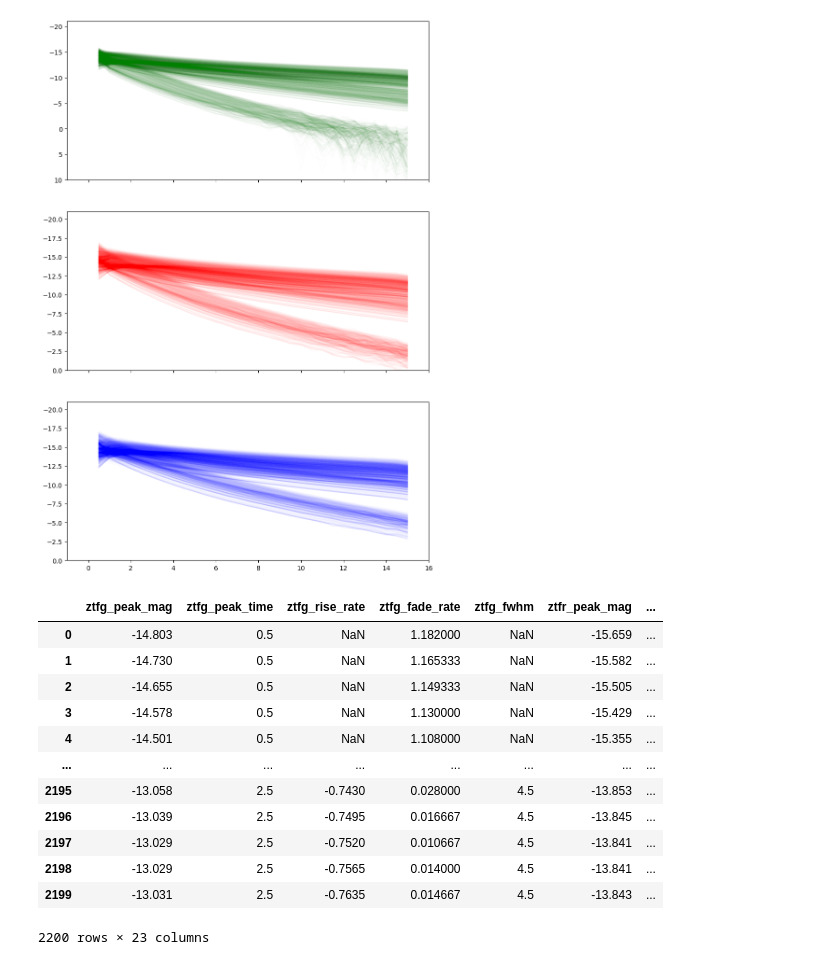
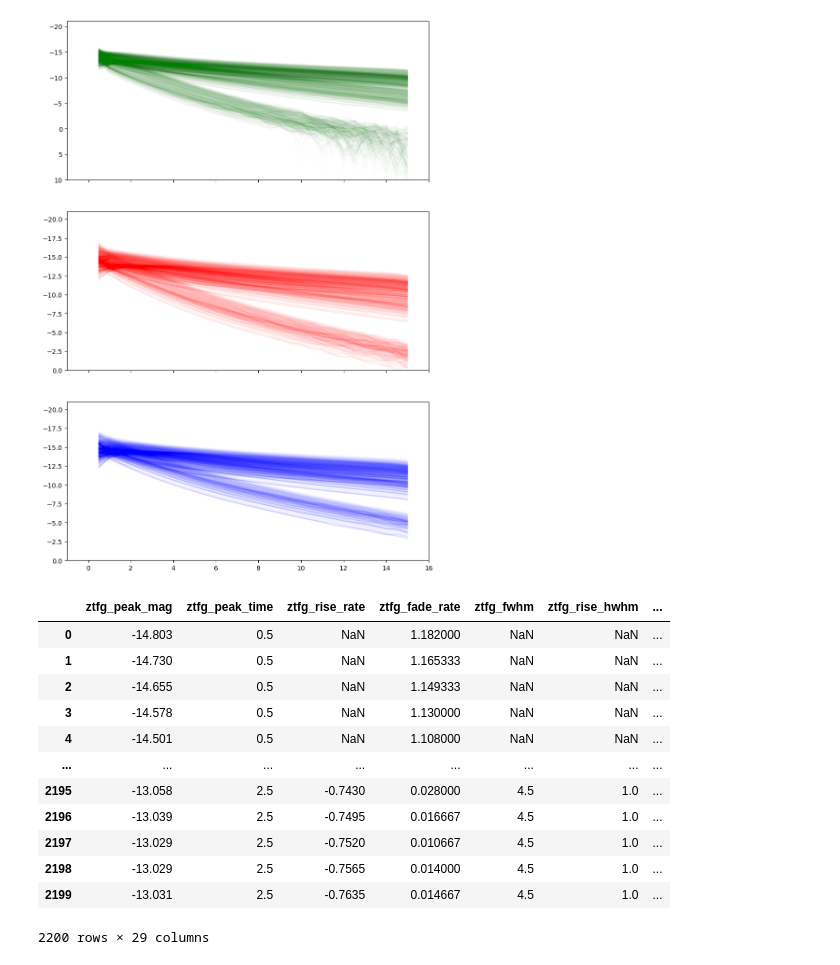
Before and after one commit to tylerbarna/kn-imposters, a Jupyter notebook: grid_calculations.ipynb, the cells around one changed output. Cells and saved outputs as stored; diff of their text form; code cells hidden in the pictures.

Commit message:
add hwhm calculations to grid

```diff
--- a/grid_calculations.ipynb
+++ b/grid_calculations.ipynb
@@ -238,9 +238,13 @@ def calc_fwhm(lightcurve, peak_time, filters=['ztfg','ztfr','ztfi'], mag_diff=-2
 
     Returns:
     fwhm_dict (dict): Full width at half maximum in each filter
+    rise_hwhm (dict): Half width at half maximum in the rise portion of the lightcurve
+    fade_hwhm (dict): Half width at half maximum in the fade portion of the lightcurve
     '''
 
-    fwhm_dict = {}
+    fwhm_dict = {filter: None for filter in filters}
+    rise_hwhm_dict = {filter: None for filter in filters}
+    fade_hwhm_dict = {filter: None for filter in filters}
 
     for filter_ in filters:
         if peak_time[filter_] is None:
@@ -252,15 +256,17 @@ def calc_fwhm(lightcurve, peak_time, filters=['ztfg','ztfr','ztfi'], mag_diff=-2
             fade_ = lightcurve[lightcurve["t"] > peak_time[filter_]]
             fade_values = fade_[fade_[filter_] < half_max]
             fade_duration = fade_values.t.max() - fade_values.t.min()
+            fade_hwhm_dict[filter_] = fade_duration
 
             if rise_.empty:
                 fwhm_dict[filter_] = fade_duration * 2
             else:
                 rise_values = rise_[rise_[filter_] < half_max]
                 rise_duration = rise_values.t.max() - rise_values.t.min()
+                rise_hwhm_dict[filter_] = rise_duration
                 fwhm_dict[filter_] = rise_duration + fade_duration
 
-    return fwhm_dict
+    return fwhm_dict, rise_hwhm_dict, fade_hwhm_dict
 # %%
 ## this is pretty inefficient, could use a quick rewrite before putting in cleaned repo
 fade_cutoff = 2
@@ -269,6 +275,8 @@ ztfr_max_luminosity_time, ztfr_max_luminosity_value = [], []
 ztfi_max_luminosity_time, ztfi_max_luminosity_value = [], []
 
 ztfg_fwhm, ztfr_fwhm, ztfi_fwhm = [], [], []
+ztfg_rise_hwhm, ztfr_rise_hwhm, ztfi_rise_hwhm = [], [], []
+ztfg_fade_hwhm, ztfr_fade_hwhm, ztfi_fade_hwhm = [], [], []
 
 ztfg_rise_rate, ztfr_rise_rate, ztfi_rise_rate = [], [], []
 ztfg_fade_rate, ztfr_fade_rate, ztfi_fade_rate = [], [], []
@@ -287,8 +295,10 @@ for key, value in bulla_grid_lightcurves.items():
 
 
     max_lum_dict = {"ztfg": ztfg_lum_time, "ztfr": ztfr_lum_time, "ztfi": ztfi_lum_time}
-    fwhm_dict = calc_fwhm(value, max_lum_dict)
+    fwhm_dict, rise_hwhm_dict, fade_hwhm_dict = calc_fwhm(value, max_lum_dict)
     ztfg_fwhm.append(fwhm_dict["ztfg"]), ztfr_fwhm.append(fwhm_dict["ztfr"]), ztfi_fwhm.append(fwhm_dict["ztfi"])
+    ztfg_rise_hwhm.append(rise_hwhm_dict["ztfg"]), ztfr_rise_hwhm.append(rise_hwhm_dict["ztfr"]), ztfi_rise_hwhm.append(rise_hwhm_dict["ztfi"])
+    ztfg_fade_hwhm.append(fade_hwhm_dict["ztfg"]), ztfr_fade_hwhm.append(fade_hwhm_dict["ztfr"]), ztfi_fade_hwhm.append(fade_hwhm_dict["ztfi"])
 
     ztfg_rise_rate.append(calc_rise(value, "ztfg"))
     ztfr_rise_rate.append(calc_rise(value, "ztfr"))
@@ -308,34 +318,36 @@ for key, value in bulla_grid_lightcurves.items():
 # %%
 df = pd.DataFrame()
 for filt in ['ztfg', 'ztfr', 'ztfi']:
     df[f'{filt}_peak_mag'] = [ztfg_max_luminosity_value[i] if filt == 'ztfg' else ztfr_max_luminosity_value[i] if filt == 'ztfr' else ztfi_max_luminosity_value[i] for i in range(len(ztfg_max_luminosity_value))]
     df[f'{filt}_peak_time'] = [ztfg_max_luminosity_time[i] if filt == 'ztfg' else ztfr_max_luminosity_time[i] if filt == 'ztfr' else ztfi_max_luminosity_time[i] for i in range(len(ztfg_max_luminosity_time))]
     df[f'{filt}_rise_rate'] = [ztfg_rise_rate[i] if filt == 'ztfg' else ztfr_rise_rate[i] if filt == 'ztfr' else ztfi_rise_rate[i] for i in range(len(ztfg_rise_rate))]
     df[f'{filt}_fade_rate'] = [ztfg_fade_rate[i] if filt == 'ztfg' else ztfr_fade_rate[i] if filt == 'ztfr' else ztfi_fade_rate[i] for i in range(len(ztfg_fade_rate))]
     df[f'{filt}_fwhm'] = [ztfg_fwhm[i] if filt == 'ztfg' else ztfr_fwhm[i] if filt == 'ztfr' else ztfi_fwhm[i] for i in range(len(ztfg_fwhm))]
+    df[f'{filt}_rise_hwhm'] = [ztfg_rise_hwhm[i] if filt == 'ztfg' else ztfr_rise_hwhm[i] if filt == 'ztfr' else ztfi_rise_hwhm[i] for i in range(len(ztfg_rise_hwhm))]
+    df[f'{filt}_fade_hwhm'] = [ztfg_fade_hwhm[i] if filt == 'ztfg' else ztfr_fade_hwhm[i] if filt == 'ztfr' else ztfi_fade_hwhm[i] for i in range(len(ztfg_fade_hwhm))]
 
 df['ztfg_peak_gr_color'] = [ztfg_peak_gr_color[i] for i in range(len(ztfg_peak_gr_color))]
 df['ztfg_peak_gi_color'] = [ztfg_peak_gi_color[i] for i in range(len(ztfg_peak_gi_color))]
 df['ztfr_peak_rg_color'] = [ztfr_peak_rg_color[i] for i in range(len(ztfr_peak_rg_color))]
 df['ztfr_peak_ri_color'] = [ztfr_peak_ri_color[i] for i in range(len(ztfr_peak_ri_color))]
 df['ztfi_peak_ig_color'] = [ztfi_peak_ig_color[i] for i in range(len(ztfi_peak_ig_color))]
 df['ztfi_peak_ir_color'] = [ztfi_peak_ir_color[i] for i in range(len(ztfi_peak_ir_color))]
 df['model'] = 'bulla_'+model
 df['obj_id'] = [key.split('/')[-1].replace('.dat','') for key in bulla_grid_lightcurves.keys()]
 df
 # %% [output]
-|  | ztfg_peak_mag | ztfg_peak_time | ztfg_rise_rate | ztfg_fade_rate | ztfg_fwhm | ztfr_peak_mag | ... |
-| 0 | -14.803 | 0.5 | NaN | 1.182000 | NaN | -15.659 | ... |
-| 1 | -14.730 | 0.5 | NaN | 1.165333 | NaN | -15.582 | ... |
-| 2 | -14.655 | 0.5 | NaN | 1.149333 | NaN | -15.505 | ... |
-| 3 | -14.578 | 0.5 | NaN | 1.130000 | NaN | -15.429 | ... |
-| 4 | -14.501 | 0.5 | NaN | 1.108000 | NaN | -15.355 | ... |
+|  | ztfg_peak_mag | ztfg_peak_time | ztfg_rise_rate | ztfg_fade_rate | ztfg_fwhm | ztfg_rise_hwhm | ... |
+| 0 | -14.803 | 0.5 | NaN | 1.182000 | NaN | NaN | ... |
+| 1 | -14.730 | 0.5 | NaN | 1.165333 | NaN | NaN | ... |
+| 2 | -14.655 | 0.5 | NaN | 1.149333 | NaN | NaN | ... |
+| 3 | -14.578 | 0.5 | NaN | 1.130000 | NaN | NaN | ... |
+| 4 | -14.501 | 0.5 | NaN | 1.108000 | NaN | NaN | ... |
 | ... | ... | ... | ... | ... | ... | ... | ... |
-| 2195 | -13.058 | 2.5 | -0.7430 | 0.028000 | 4.5 | -13.853 | ... |
-| 2196 | -13.039 | 2.5 | -0.7495 | 0.016667 | 4.5 | -13.845 | ... |
-| 2197 | -13.029 | 2.5 | -0.7520 | 0.010667 | 4.5 | -13.841 | ... |
-| 2198 | -13.029 | 2.5 | -0.7565 | 0.014000 | 4.5 | -13.841 | ... |
-| 2199 | -13.031 | 2.5 | -0.7635 | 0.014667 | 4.5 | -13.843 | ... |
+| 2195 | -13.058 | 2.5 | -0.7430 | 0.028000 | 4.5 | 1.0 | ... |
+| 2196 | -13.039 | 2.5 | -0.7495 | 0.016667 | 4.5 | 1.0 | ... |
+| 2197 | -13.029 | 2.5 | -0.7520 | 0.010667 | 4.5 | 1.0 | ... |
+| 2198 | -13.029 | 2.5 | -0.7565 | 0.014000 | 4.5 | 1.0 | ... |
+| 2199 | -13.031 | 2.5 | -0.7635 | 0.014667 | 4.5 | 1.0 | ... |
-2200 rows × 23 columns
+2200 rows × 29 columns
 # %%
 #df.to_csv('bulla_2019_rates.csv',index=False)
```
Also changed, not shown: parts of 1 cell of this notebook, 1 other file.
